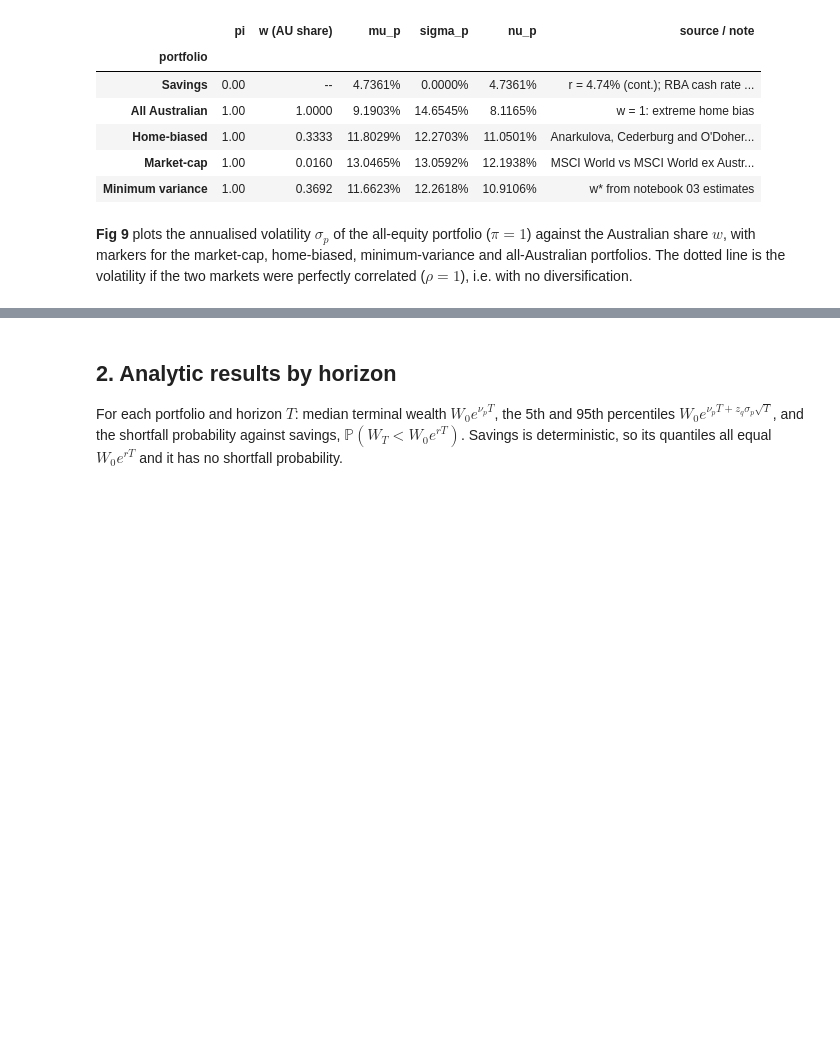
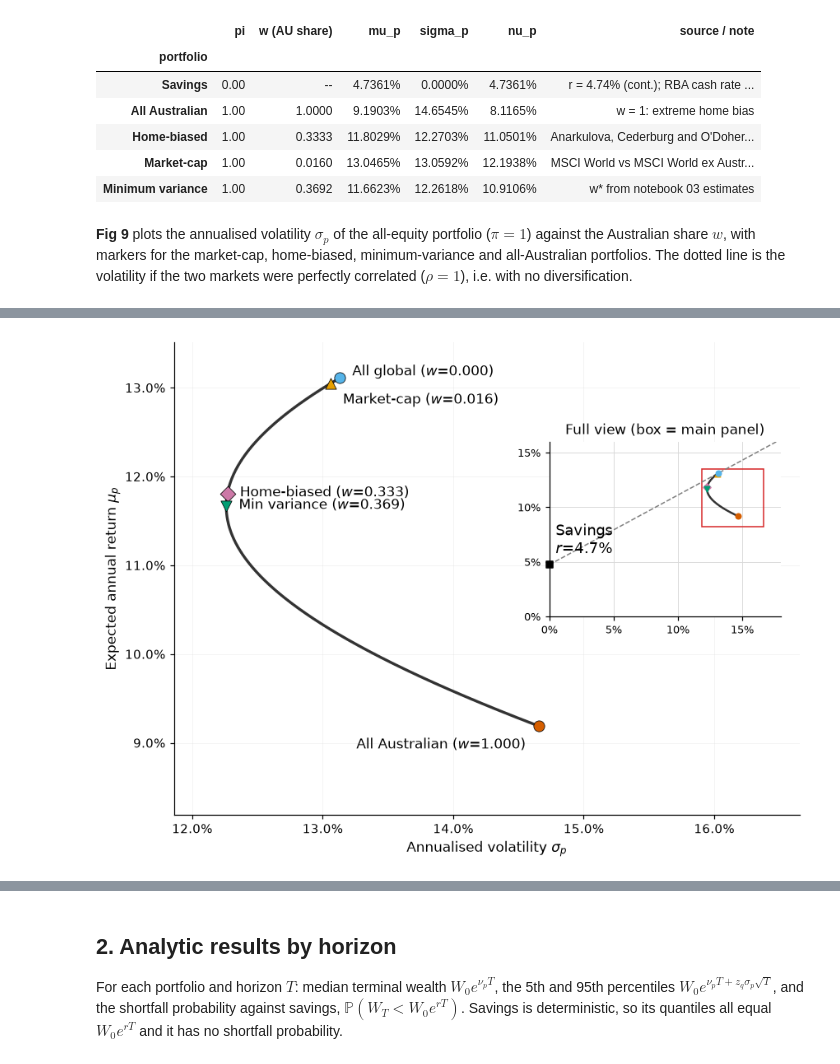
Before and after one commit to 9yifanchen9/MATH5816-Mini-Project, a Jupyter notebook: notebooks/04_application.ipynb, the cells around one changed output, grey strips where cells are left out. Saved outputs shown, nothing was run; the diff lists cells and outputs as text; code cells hidden in the pictures; blank space fills up the shorter version.

```diff
--- a/notebooks/04_application.ipynb
+++ b/notebooks/04_application.ipynb
@@ -138,0 +139,90 @@ plt.show()
+# %%
+w_home = PORTS["Home-biased"][1]
+w_mcap = PORTS["Market-cap"][1]
+
+# ---- portfolio maths ------------------------------------------------------
+def port(w, pi=1.0):
+    """(sigma_p, mu_p) for fraction pi in equities, split w in AU and 1-w global."""
+    mu = r + pi * (w * mu_a + (1 - w) * mu_g - r)
+    var = (w**2 * s_a**2 + (1 - w)**2 * s_g**2
+           + 2 * w * (1 - w) * rho * s_a * s_g)
+    return pi * np.sqrt(var), mu
+
+cov = rho * s_a * s_g
+w_mv = (s_g**2 - cov) / (s_a**2 + s_g**2 - 2 * cov)   # minimum variance
+
+w_grid = np.linspace(0, 1, 1001)                                # no short sales
+sig_f, mu_f = port(w_grid)
+sharpe = (mu_f - r) / sig_f
+w_tan = w_grid[np.argmax(sharpe)]                               # max Sharpe, 0 <= w <= 1
+sig_t, mu_t = port(w_tan)
+
+key = {   # label: (w, marker, colour)
+    "All Australian":   (1.0,    "o", "#D55E00"),
+    "Home-biased":      (w_home, "D", "#CC79A7"),
+    "Min variance":     (w_mv,   "v", "#009E73"),
+    "Market-cap":       (w_mcap, "^", "#E69F00"),
+    "All global":       (0.0,    "o", "#56B4E9"),
+}
+
+if 0.005 < w_tan < 0.995:   # only show separately if it is not a corner portfolio
+    key["Max Sharpe"] = (w_tan, "*", "#0072B2")
+
+# ---- figure ---------------------------------------------------------------
+from matplotlib.patches import Rectangle
+
+fig, ax = plt.subplots(figsize=(8, 6))
+
+# Main panel: zoom on the AU/global equity mixes, with direct labels
+ax.plot(sig_f, mu_f, color="0.2", lw=2.2)
+offsets = {"All Australian": (-10, -18), "Home-biased": (10, -2), "Min variance": (10, -2),
+           "Max Sharpe": (10, 4), "Market-cap": (10, -16), "All global": (10, 2)}
+for lab, (w, m, c) in key.items():
+    x, y = port(w)
+    ax.scatter(x, y, marker=m, s=160 if m == "*" else 75, color=c, zorder=5,
+               edgecolor="k", linewidth=0.5)
+    ax.annotate(f"{lab} ($w$={w:.3f})", (x, y), xytext=offsets[lab],
+                textcoords="offset points", fontsize=11,
+                ha="right" if offsets[lab][0] < 0 else "left")
+pad = 0.004
+xlim = (sig_f.min() - pad, sig_f.max() + 5 * pad)
+ylim = (mu_f.min() - 2.5 * pad, mu_f.max() + pad)
+ax.set_xlim(*xlim); ax.set_ylim(*ylim)
+ax.set_xlabel(r"Annualised volatility $\sigma_p$")
+ax.set_ylabel(r"Expected annual return $\mu_p$")
+ax.xaxis.set_major_formatter(lambda x, _: f"{x:.1%}")
+ax.yaxis.set_major_formatter(lambda y, _: f"{y:.1%}")
+ax.grid(alpha=0.3)
+# ax.set_title(r"Fig 9. Return–volatility of AU/global equity mixes under $\mathbb{P}$"
+#             "\n" r"(weight $w$ in Australian equities; GBM estimates)", fontsize=13)
+
+# Inset: miniature view placing savings relative to the frontier
+ins = ax.inset_axes([0.60, 0.42, 0.37, 0.37])
+s_line = np.linspace(0, 0.18, 50)
+ins.plot(s_line, r + sharpe.max() * s_line, "--", color="0.5", lw=1)
+ins.plot(sig_f, mu_f, color="0.2", lw=1.6)
+ins.scatter(0, r, marker="s", s=30, color="k", zorder=5, clip_on=False)
+ins.annotate(f"Savings\n$r$={r:.1%}", (0, r), xytext=(5, 9), textcoords="offset points", fontsize=12)
+for lab, (w, m, c) in key.items():
+    ins.scatter(*port(w), marker=m, s=18, color=c, zorder=5)
+ins.add_patch(Rectangle((xlim[0], ylim[0]), xlim[1] - xlim[0], ylim[1] - ylim[0],
+                        fill=False, ec="C3", lw=1, ls="-"))
+ins.set_xlim(0, 0.18); ins.set_ylim(0, 0.16)
+ins.xaxis.set_major_locator(plt.MultipleLocator(0.05))
+ins.yaxis.set_major_locator(plt.MultipleLocator(0.05))
+ins.xaxis.set_major_formatter(lambda x, _: f"{x:.0%}")
+ins.yaxis.set_major_formatter(lambda y, _: f"{y:.0%}")
+ins.tick_params(labelsize=8.5)
+ins.set_title("Full view (box = main panel)", fontsize=11)
+ins.set_facecolor("white")
+
+fig.tight_layout()
+gu.savefig(fig, "fig09_return_volatility")
+plt.show()
+
+print(f"Min-variance w* = {w_mv:.3f}; max-Sharpe w (no shorting) = {w_tan:.3f}")
+for lab, (w, *_ ) in key.items():
+    sp, mp = port(w)
+    print(f"{lab:15s} w={w:5.2f}  mu_p={mp:6.2%}  sigma_p={sp:6.2%}  Sharpe={(mp-r)/sp:5.2f}")
+# %% [output]
+[figure, added]
```
Also changed, not shown: parts of 6 cells of this notebook.
